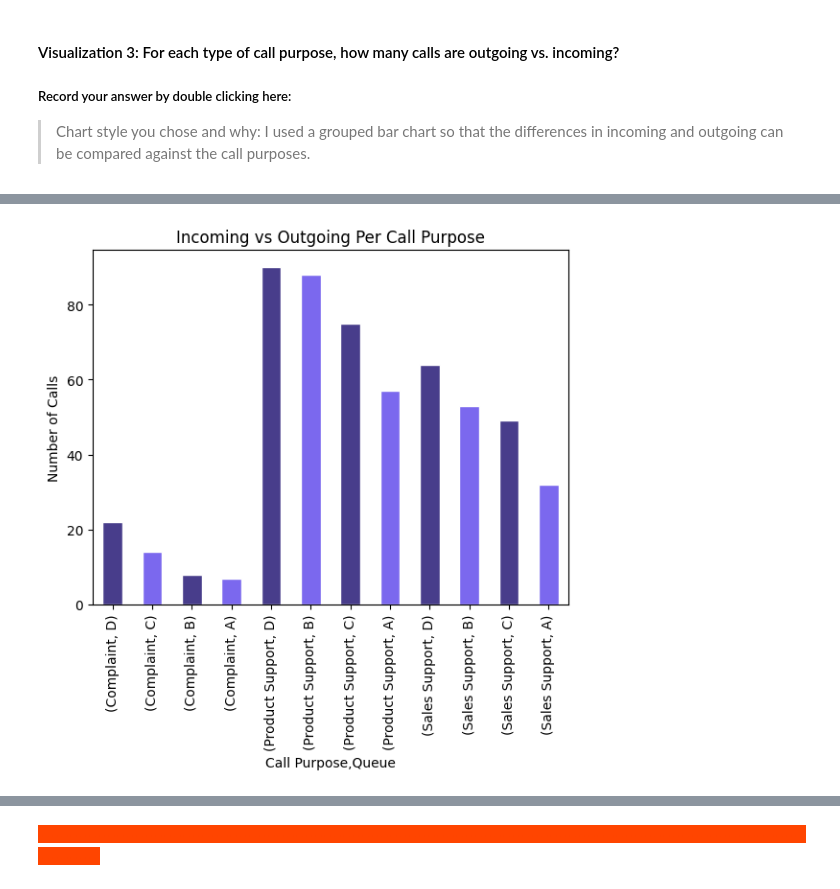
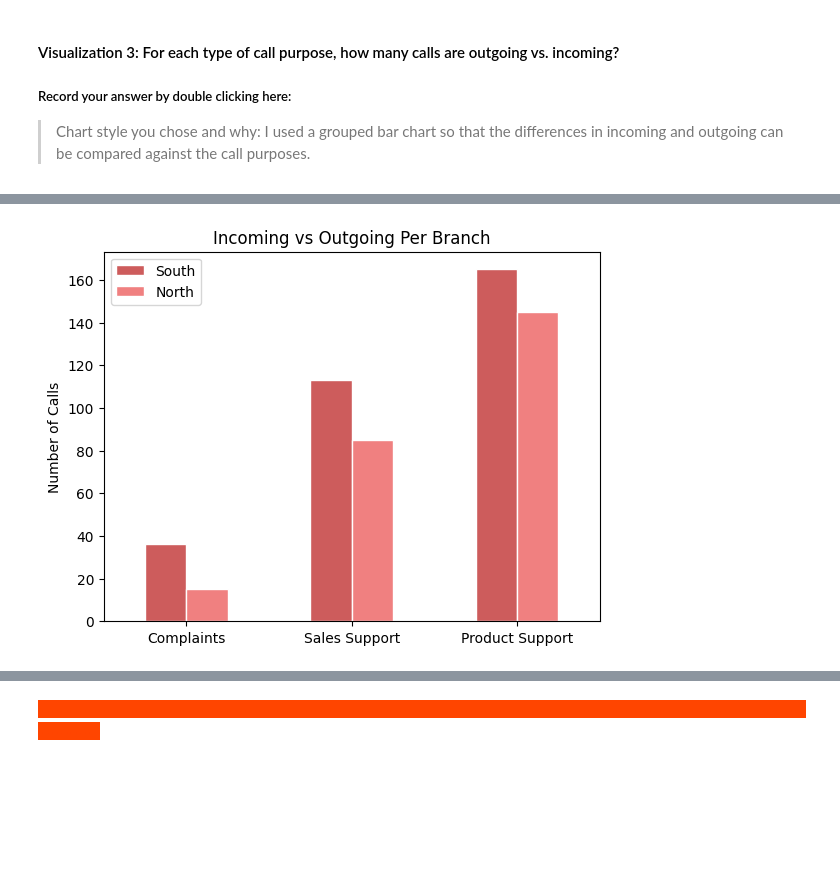
Before and after one commit to Kap19kp/Call_center_Assignment2, a Jupyter notebook: Call_Center_Cleanup.ipynb, the cells around one changed output, grey strips where cells are left out. Cells and saved outputs as stored; diff of their text form; code cells hidden in the pictures; blank space fills up the shorter version.

```diff
--- a/Call_Center_Cleanup.ipynb
+++ b/Call_Center_Cleanup.ipynb
@@ -199,0 +181,15 @@ Name: Call Purpose, dtype: int64
+# %%
+#Searching for number of calls per call purpose for each branch (chart below: 1 - under visualization section)
+purpose_group10 = df.groupby("Call Purpose")
+purpose_counts10 = purpose_group10["Branch"].value_counts()
+
+complaints2 = purpose_counts10["Complaint"].to_dict()
+sales_support2 = purpose_counts10["Sales Support"].to_dict()
+product_support2 = purpose_counts10["Product Support"].to_dict()
+
+com_cts2 = pd.DataFrame(complaints2, index=["Complaints"])
+sales_cts2 = pd.DataFrame(sales_support2, index=["Sales Support"])
+product_cts2 = pd.DataFrame(product_support2, index=["Product Support"])
+
+call_cts5 = pd.concat([com_cts2, sales_cts2, product_cts2], axis=0)
+call_cts5
@@ -887,9 +881,10 @@ plt.savefig('groupedbar.png')
-# %%
-#Chart for each call purpose per queue (coding above: 2 - under EDA section)
-colors_2 = ("darkslateblue", "mediumslateblue")
-purpose_queue_sort.plot.bar(edgecolor = 'white', color=colors_2)
-plt.title("Incoming vs Outgoing Per Call Purpose")
-plt.ylabel("Number of Calls")
-plt.savefig('groupedbar.png')
-# %% [output]
-[figure, removed]
+# %%
+#Chart for each call purpose per branch (coding above: 1 - under EDA section)
+colors_2 = ("indianred", "lightcoral")
+call_cts5.plot.bar(edgecolor = 'white', color=colors_2)
+plt.title("Incoming vs Outgoing Per Branch")
+plt.xticks(rotation=0)
+plt.ylabel("Number of Calls")
+plt.savefig('groupedbar2.png')
+# %% [output]
+[figure, added]
```
Also changed, not shown: parts of 24 cells of this notebook, 4 other files.
